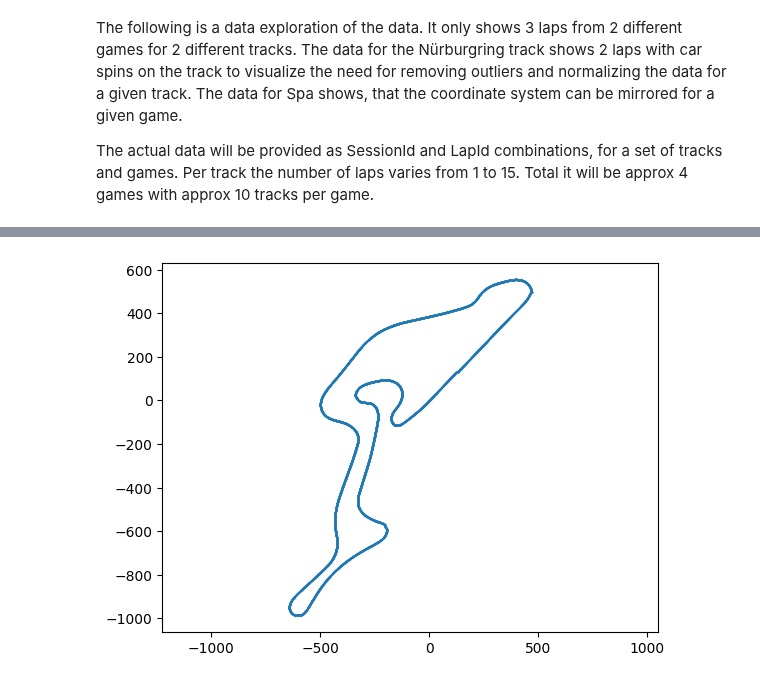
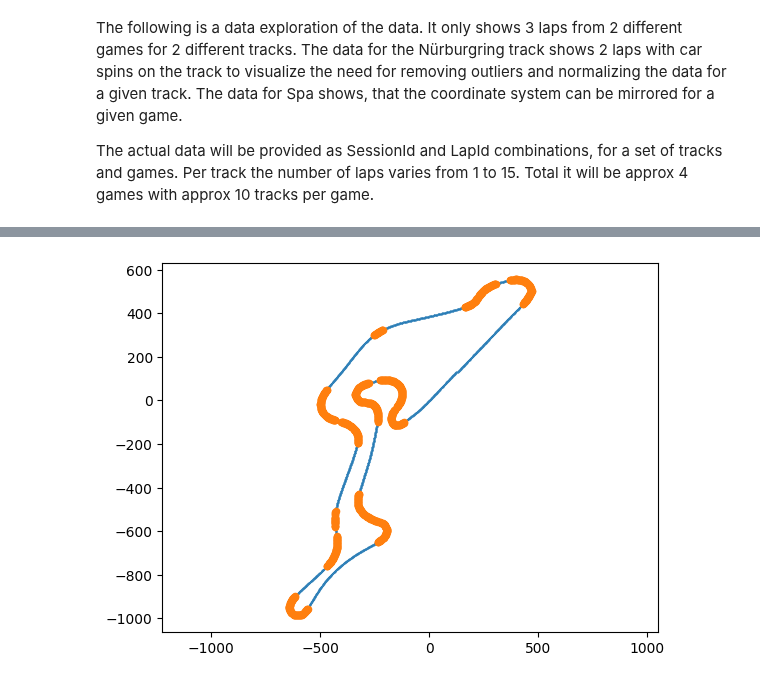
Before and after one commit to b4mad/racing, a Jupyter notebook: notebooks/track_sections_from_coordinates.ipynb, the cells around one changed output, grey strips where cells are left out. Drawn from its saved outputs; the diff is of its cells as text; code cells hidden in the pictures.

Commit message:
add polyfit filtering to track

```diff
--- a/notebooks/track_sections_from_coordinates.ipynb
+++ b/notebooks/track_sections_from_coordinates.ipynb
@@ -265,18 +296,20 @@ class Track:
 # %%
 track_obj = Track()
+min_angle = np.pi*0.002
 for track, data in tracks.items():
     df = data["df"]
-    # scatter plot with a point size of 0.1
     if data["game"] == "Automobilista 2":
         points = df[['WorldPosition_x','WorldPosition_z']].to_numpy()
         distances = df[['DistanceRoundTrack']].to_numpy()[:,0]
         laps_distances, laps_points = split_laps(distances, points)
         for idx in range(len(laps_distances)):
             track_obj.append(laps_distances[idx], laps_points[idx])
 track_points = track_obj.get_track_points()
+turning_points = track_obj.find_turning_points(min_angle)
 
 fig, ax = plt.subplots()
 plot_points(ax, track_points)
+plot_points(ax, turning_points, s=20)
 plt.show()
 # %% [output]
-[figure, old version]
+[figure, new version]
```
Also changed, not shown: parts of 2 cells of this notebook.
